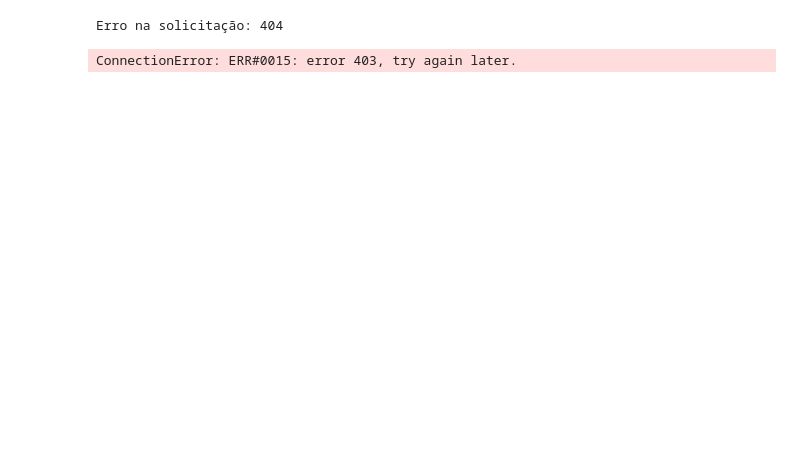
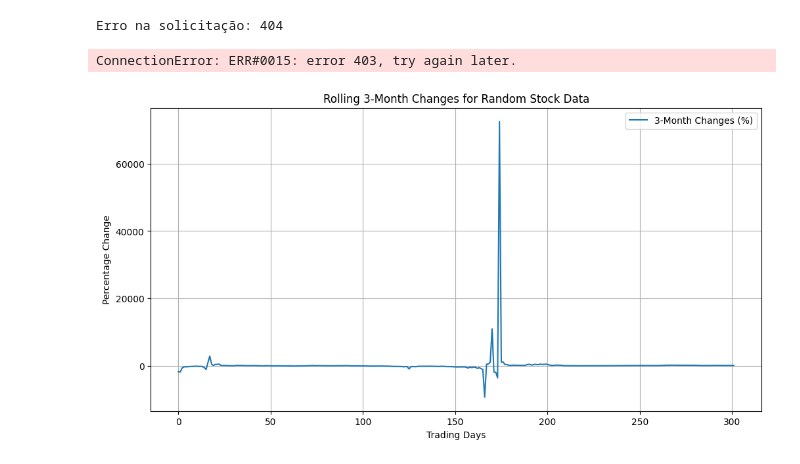
Before and after one commit to Moises-mfg/Analise-exploratoria-blockchain-Bitcoin, a Jupyter notebook: teste_news.ipynb, the cells around one changed output. Drawn from its saved outputs; the diff is of its cells as text; code cells hidden in the pictures; blank space fills up the shorter version.

```diff
--- a/teste_news.ipynb
+++ b/teste_news.ipynb
@@ -64,3 +66,32 @@ df = investpy.get_stock_historical_data(stock='AAPL',
 print(df.head())
 # %% [output]
 ConnectionError: ERR#0015: error 403, try again later.
+# %%
+import numpy as np
+import matplotlib.pyplot as plt
+
+# Set a random seed for reproducibility
+np.random.seed(42)
+
+# Generate random stock prices for 1 year (252 trading days)
+days = 365
+stock_data = np.cumsum(np.random.normal(0.001, 0.02, days))
+
+# Calculate rolling 3-month changes
+
+
+rolling_changes = np.array([100 * (stock_data[i + 63] - stock_data[i]) / stock_data[i] for i in range(len(stock_data) - 63)])
+
+# Create a plot
+plt.figure(figsize=(12, 6))
+plt.plot(rolling_changes, label='3-Month Changes (%)')
+plt.title('Rolling 3-Month Changes for Random Stock Data')
+plt.xlabel('Trading Days')
+plt.ylabel('Percentage Change')
+plt.legend()
+plt.grid(True)
+
+# Show the plot
+plt.show()
+# %% [output]
+[figure, added]
```
Also changed, not shown: parts of 6 cells of this notebook.
